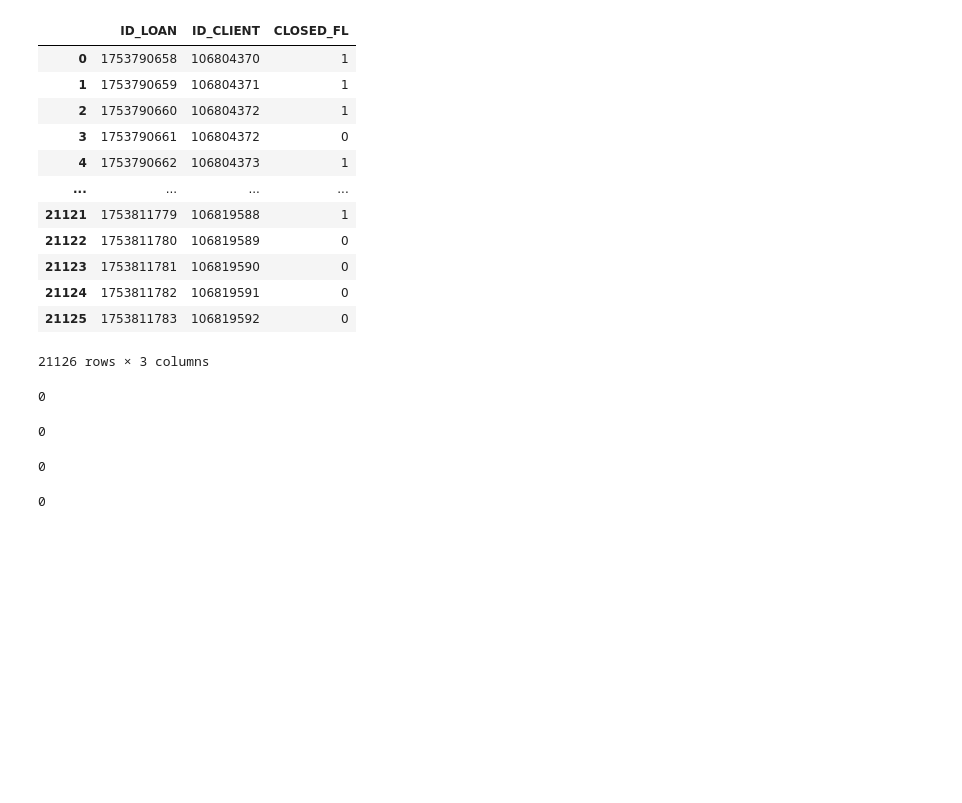
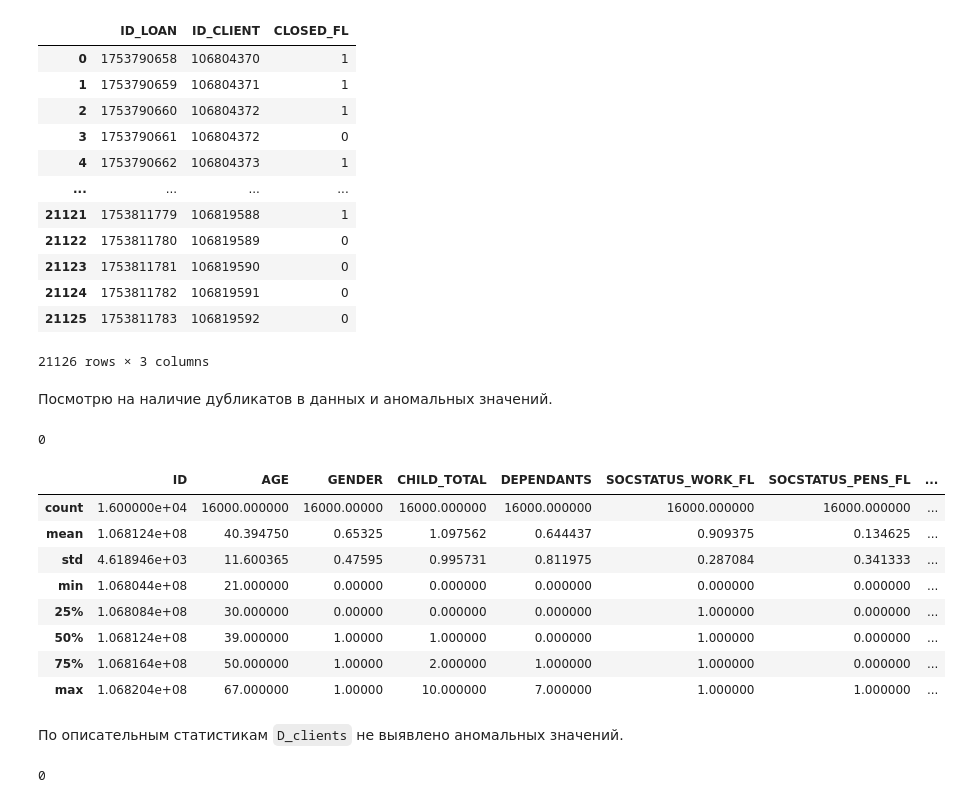
Before and after one commit to xenahkar/streamlit_eda, a Jupyter notebook: BD_homework.ipynb, the cells around one changed output. Saved outputs shown, nothing was run; the diff lists cells and outputs as text; code cells hidden in the pictures; blank space fills up the shorter version.

```diff
--- a/BD_homework.ipynb
+++ b/BD_homework.ipynb
@@ -211,18 +211,26 @@ D_loan_info
 | 21124 | 1753811782 | 106819591 | 0 |
 | 21125 | 1753811783 | 106819592 | 0 |
 21126 rows × 3 columns
+# %% [markdown]
+Посмотрю на наличие дубликатов в данных и аномальных значений.
 # %%
 D_clients.duplicated(subset=['ID']).sum()
 # %% [output]
 0
-# %%
-(D_clients.AGE < 0).sum()
-# %% [output]
-0
-# %%
-(D_clients.AGE > 100).sum()
-# %% [output]
-0
+# %%
+D_clients.describe()
+# %% [output]
+|  | ID | AGE | GENDER | CHILD_TOTAL | DEPENDANTS | SOCSTATUS_WORK_FL | SOCSTATUS_PENS_FL | ... |
+| count | 1.600000e+04 | 16000.000000 | 16000.00000 | 16000.000000 | 16000.000000 | 16000.000000 | 16000.000000 | ... |
+| mean | 1.068124e+08 | 40.394750 | 0.65325 | 1.097562 | 0.644437 | 0.909375 | 0.134625 | ... |
+| std | 4.618946e+03 | 11.600365 | 0.47595 | 0.995731 | 0.811975 | 0.287084 | 0.341333 | ... |
+| min | 1.068044e+08 | 21.000000 | 0.00000 | 0.000000 | 0.000000 | 0.000000 | 0.000000 | ... |
+| 25% | 1.068084e+08 | 30.000000 | 0.00000 | 0.000000 | 0.000000 | 1.000000 | 0.000000 | ... |
+| 50% | 1.068124e+08 | 39.000000 | 1.00000 | 1.000000 | 0.000000 | 1.000000 | 0.000000 | ... |
+| 75% | 1.068164e+08 | 50.000000 | 1.00000 | 2.000000 | 1.000000 | 1.000000 | 0.000000 | ... |
+| max | 1.068204e+08 | 67.000000 | 1.00000 | 10.000000 | 7.000000 | 1.000000 | 1.000000 | ... |
+# %% [markdown]
+По описательным статистикам `D_clients` не выявлено аномальных значений.
 # %%
 D_loan.duplicated(subset=['ID_LOAN']).sum()
 # %% [output]
```
Also changed, not shown: parts of 17 cells of this notebook.
